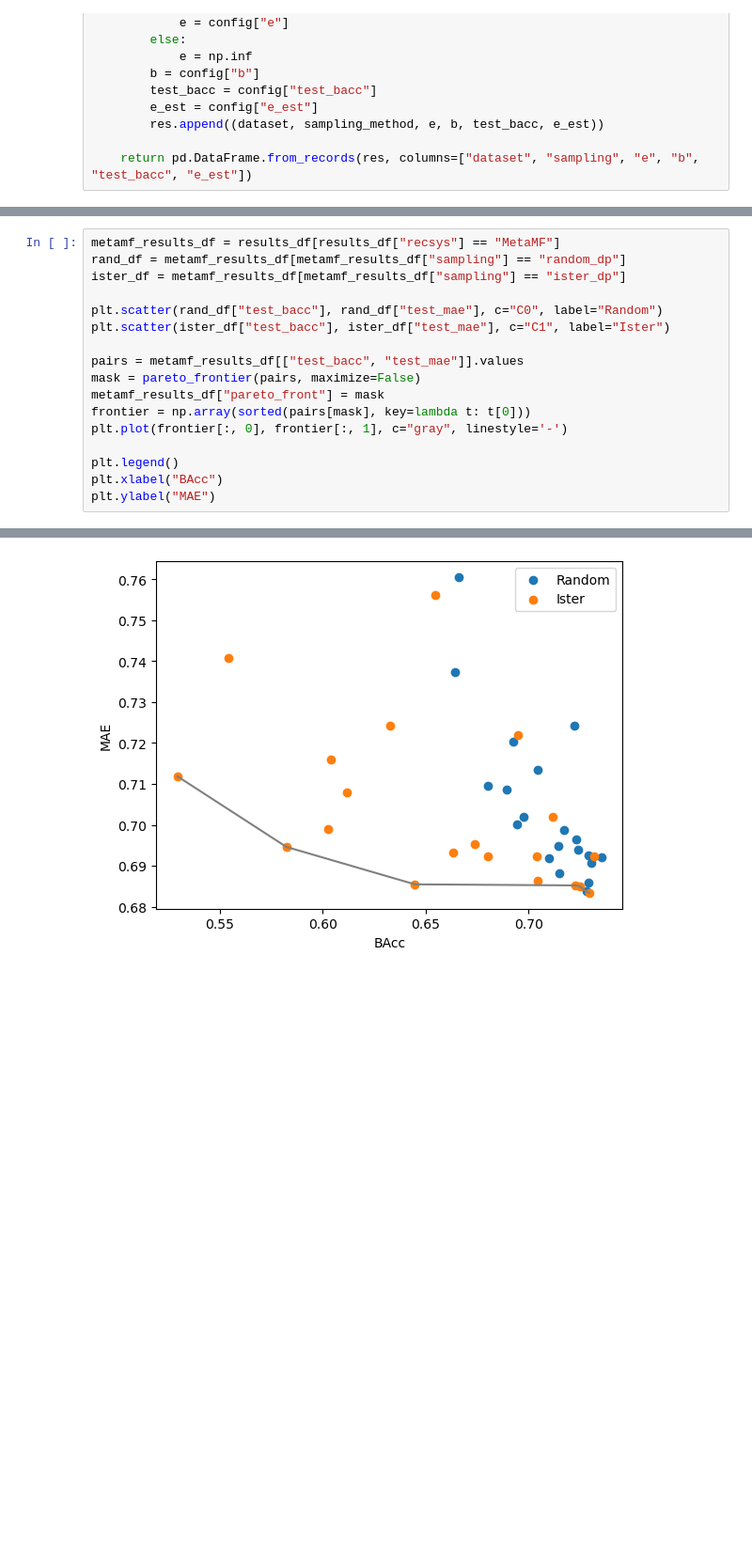
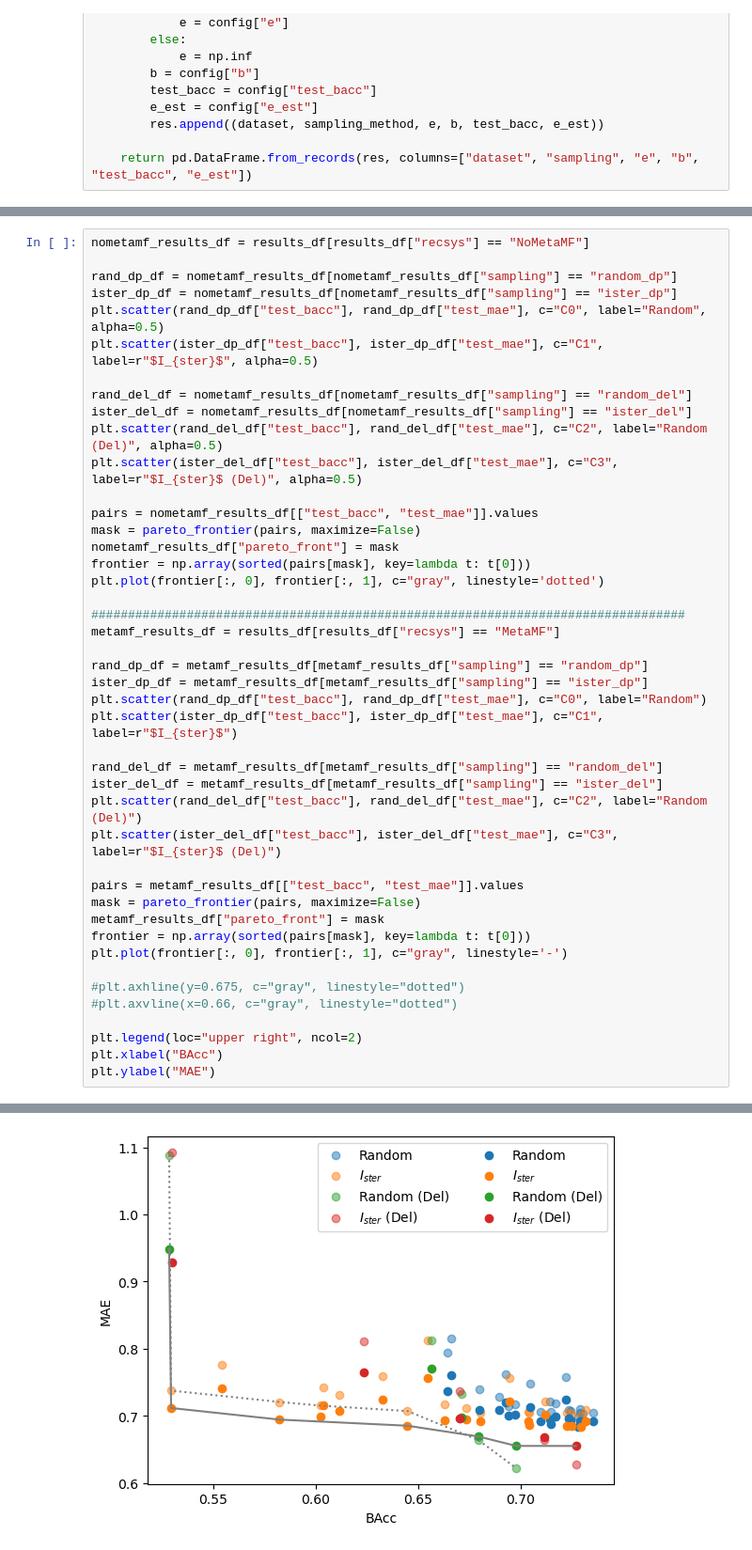
Before and after one commit to pmuellner/MetaTargetedDP, a Jupyter notebook: results/analysis_tradeoff.ipynb, the cells around one changed output, grey strips where cells are left out. Shown at 94% size. Drawn from its saved outputs; the diff is of its cells as text; blank space fills up the shorter version.

```diff
--- a/results/analysis_tradeoff.ipynb
+++ b/results/analysis_tradeoff.ipynb
@@ -121,10 +133,34 @@ results_df.head()
 # %%
+nometamf_results_df = results_df[results_df["recsys"] == "NoMetaMF"]
+
+rand_dp_df = nometamf_results_df[nometamf_results_df["sampling"] == "random_dp"]
+ister_dp_df = nometamf_results_df[nometamf_results_df["sampling"] == "ister_dp"]
+plt.scatter(rand_dp_df["test_bacc"], rand_dp_df["test_mae"], c="C0", label="Random", alpha=0.5)
+plt.scatter(ister_dp_df["test_bacc"], ister_dp_df["test_mae"], c="C1", label=r"$I_{ster}$", alpha=0.5)
+
+rand_del_df = nometamf_results_df[nometamf_results_df["sampling"] == "random_del"]
+ister_del_df = nometamf_results_df[nometamf_results_df["sampling"] == "ister_del"]
+plt.scatter(rand_del_df["test_bacc"], rand_del_df["test_mae"], c="C2", label="Random (Del)", alpha=0.5)
+plt.scatter(ister_del_df["test_bacc"], ister_del_df["test_mae"], c="C3", label=r"$I_{ster}$ (Del)", alpha=0.5)
+
+pairs = nometamf_results_df[["test_bacc", "test_mae"]].values
+mask = pareto_frontier(pairs, maximize=False)
+nometamf_results_df["pareto_front"] = mask
+frontier = np.array(sorted(pairs[mask], key=lambda t: t[0]))
+plt.plot(frontier[:, 0], frontier[:, 1], c="gray", linestyle='dotted')
+
+#################################################################################
 metamf_results_df = results_df[results_df["recsys"] == "MetaMF"]
-rand_df = metamf_results_df[metamf_results_df["sampling"] == "random_dp"]
-ister_df = metamf_results_df[metamf_results_df["sampling"] == "ister_dp"]
 
-plt.scatter(rand_df["test_bacc"], rand_df["test_mae"], c="C0", label="Random")
-plt.scatter(ister_df["test_bacc"], ister_df["test_mae"], c="C1", label="Ister")
+rand_dp_df = metamf_results_df[metamf_results_df["sampling"] == "random_dp"]
+ister_dp_df = metamf_results_df[metamf_results_df["sampling"] == "ister_dp"]
+plt.scatter(rand_dp_df["test_bacc"], rand_dp_df["test_mae"], c="C0", label="Random")
+plt.scatter(ister_dp_df["test_bacc"], ister_dp_df["test_mae"], c="C1", label=r"$I_{ster}$")
+
+rand_del_df = metamf_results_df[metamf_results_df["sampling"] == "random_del"]
+ister_del_df = metamf_results_df[metamf_results_df["sampling"] == "ister_del"]
+plt.scatter(rand_del_df["test_bacc"], rand_del_df["test_mae"], c="C2", label="Random (Del)")
+plt.scatter(ister_del_df["test_bacc"], ister_del_df["test_mae"], c="C3", label=r"$I_{ster}$ (Del)")
 
 pairs = metamf_results_df[["test_bacc", "test_mae"]].values
 mask = pareto_frontier(pairs, maximize=False)
@@ -132,7 +168,10 @@ metamf_results_df["pareto_front"] = mask
 frontier = np.array(sorted(pairs[mask], key=lambda t: t[0]))
 plt.plot(frontier[:, 0], frontier[:, 1], c="gray", linestyle='-')
 
-plt.legend()
+#plt.axhline(y=0.675, c="gray", linestyle="dotted")
+#plt.axvline(x=0.66, c="gray", linestyle="dotted")
+
+plt.legend(loc="upper right", ncol=2)
 plt.xlabel("BAcc")
 plt.ylabel("MAE")
 # %% [output]
@@ -140,3 +189,3 @@ Text(0, 0.5, 'MAE')
-[figure, old version]
+[figure, new version]
 # %%
 metamf_results_df = results_df[results_df["recsys"] == "MetaMF"]
```
Also changed, not shown: parts of 4 cells of this notebook, 7 other files.
